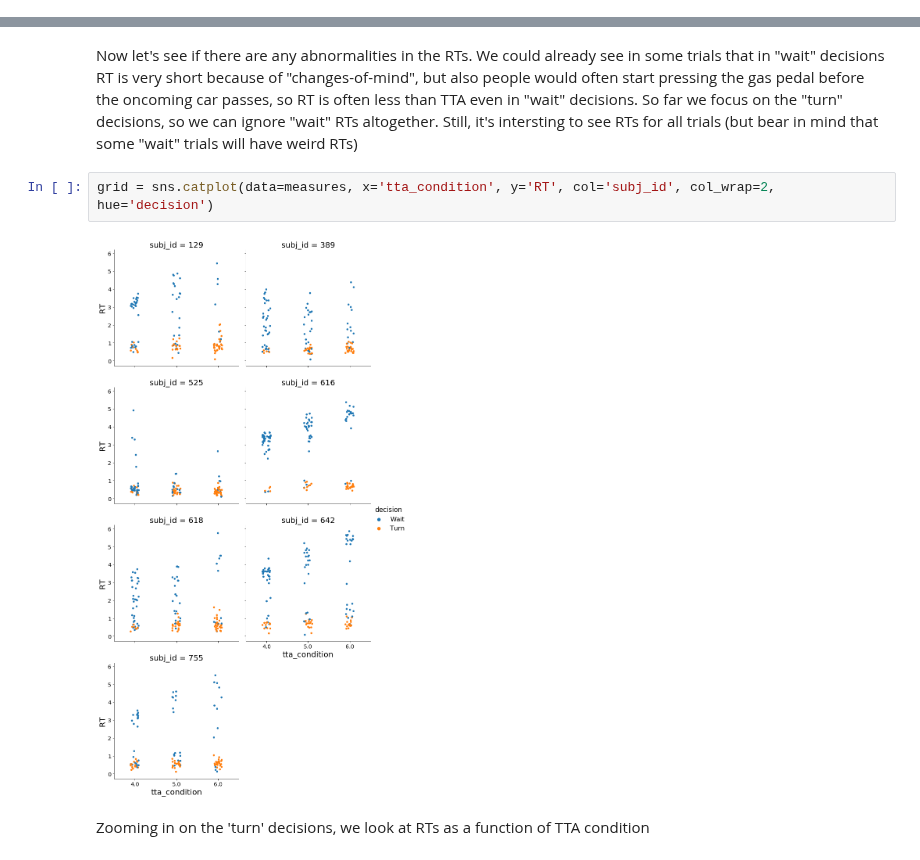
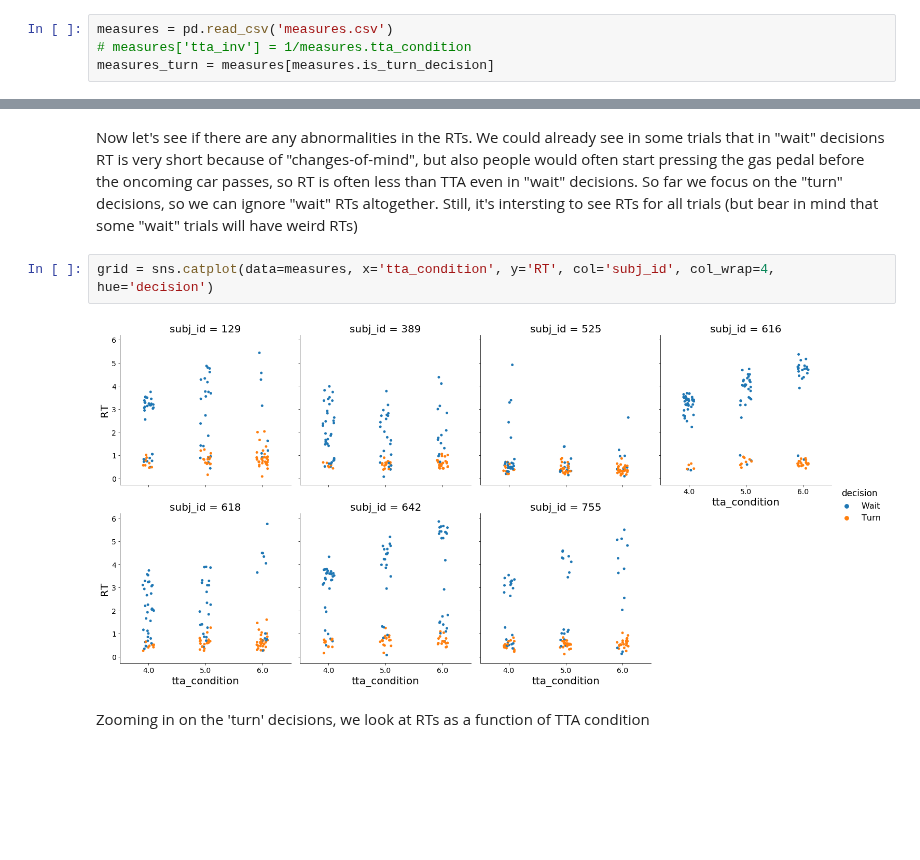
Before and after one commit to cherepaha/evidence_accumulation_in_gap_acceptance, a Jupyter notebook: data_first_look.ipynb, the cells around one changed output, grey strips where cells are left out. Cells and saved outputs as stored; diff of their text form; blank space fills up the shorter version.

```diff
--- a/data_first_look.ipynb
+++ b/data_first_look.ipynb
@@ -315,5 +291,9 @@ measures_turn = measures_turn.reset_index()
 # %% [markdown]
 # Effect of TTA on decision and RT
+# %%
+measures = pd.read_csv('measures.csv')
+# measures['tta_inv'] = 1/measures.tta_condition
+measures_turn = measures[measures.is_turn_decision]
 # %% [markdown]
 With the exception of one subject (642), probability of turning increases with time gap
 # %%
@@ -336,9 +332,9 @@ ax.set_ylabel('Probability of turning');
 # %% [markdown]
 Now let's see if there are any abnormalities in the RTs. We could already see in some trials that in "wait" decisions RT is very short because of "changes-of-mind", but also people would often start pressing the gas pedal before the oncoming car passes, so RT is often less than TTA even in "wait" decisions. So far we focus on the "turn" decisions, so we can ignore "wait" RTs altogether. Still, it's intersting to see RTs for all trials (but bear in mind that some "wait" trials will have weird RTs)
 # %%
-grid = sns.catplot(data=measures, x='tta_condition', y='RT', col='subj_id', col_wrap=2, hue='decision')
+grid = sns.catplot(data=measures, x='tta_condition', y='RT', col='subj_id', col_wrap=4, hue='decision')
 # %% [output]
-[figure, old version]
+[figure, new version]
 # %% [markdown]
 Zooming in on the 'turn' decisions, we look at RTs as a function of TTA condition
 # %%
```
Also changed, not shown: parts of 8 cells of this notebook, 2 other files.
